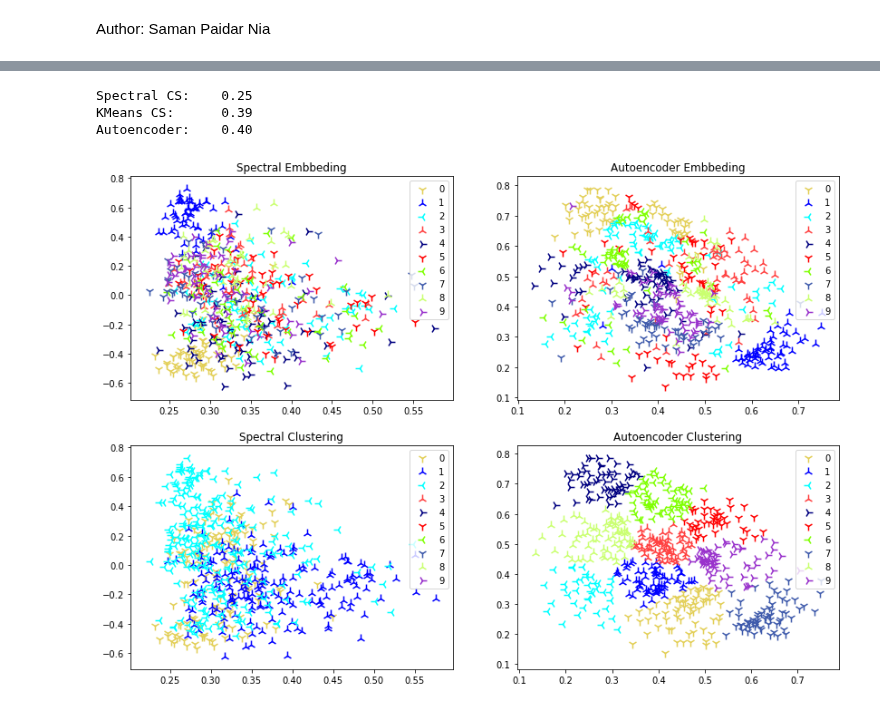
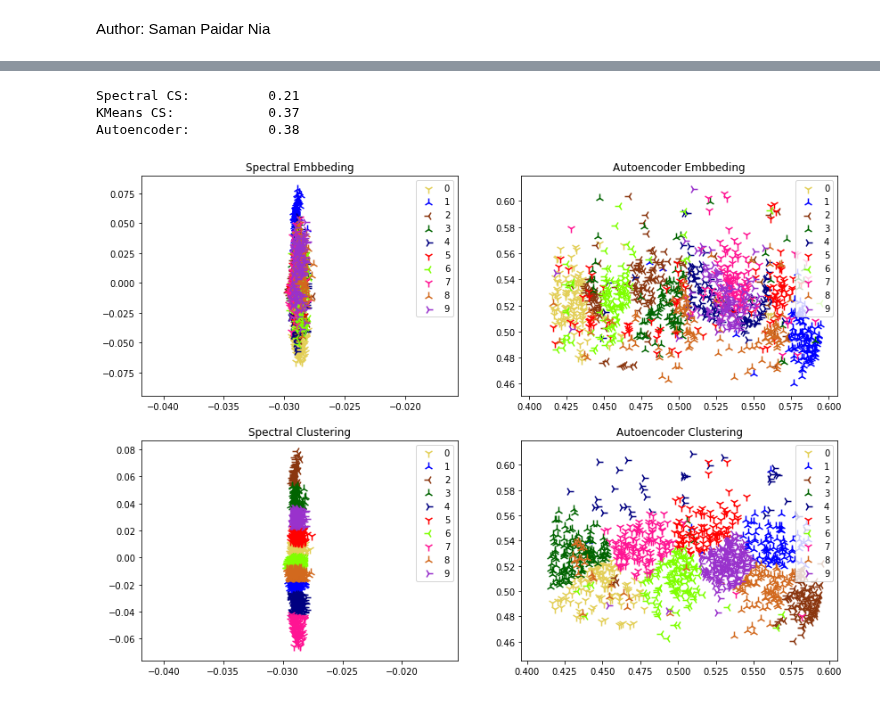
Before and after one commit to saman-nia/Deep-Neural-Networks-for-Clustering, a Jupyter notebook: MNIST/Autoencoder_vs_Spectral_on_MNIST.ipynb, the cells around one changed output, grey strips where cells are left out. Drawn from its saved outputs; the diff is of its cells as text; code cells hidden in the pictures.

```diff
--- a/MNIST/Autoencoder_vs_Spectral_on_MNIST.ipynb
+++ b/MNIST/Autoencoder_vs_Spectral_on_MNIST.ipynb
@@ -139,0 +185,6 @@ n_diplay = 100
+# %%
+def evaluate(output, x):
+    with tf.variable_scope("validation"):
+        l2 = tf.sqrt(tf.reduce_sum(tf.square(tf.subtract(output, x, name="val_diff")), 1))
+        val_loss = tf.reduce_mean(l2)
+        return val_loss
@@ -144,9 +210,10 @@ with tf.Graph().as_default():
         phase_train = tf.placeholder(tf.bool)
         code = encoder(x, int(n_code), phase_train)
         output = decoder(code, int(n_code), phase_train)
-        cost, train_summary_op = loss(output, x)
+        cost = loss(output, x)
         global_step = tf.Variable(0, name='global_step', trainable=False)
-        train_op = training(cost, learning_rate, global_step)
+        train_optimizer = training(cost, learning_rate, global_step)
+        eval_optimizer = evaluate(output, x)
         summary_op = tf.summary.merge_all()
         sess = tf.Session()
         init_op = tf.global_variables_initializer()
@@ -201,9 +274,0 @@ plt.show()
-# %%
-def spectral_clustering(X, n_cluster):
-    D_ = np.matrix(np.diag(np.sum(X,0)))
-    D_ = D_**(-1)
-    L = np.dot(np.dot(D_, X),D_)
-    eigenvectors = np.linalg.eig(L)[1]
-    X = np.real(eigenvectors[:,0:n_cluster])
-    X = normalize(X,axis=1)
-    return k_means_(X,3), X
@@ -215,49 +291,50 @@ def k_means_(X, n_cluster):
 # %%
-indx, spec_code= spectral_clustering(data_set.next_batch(1)[0], n_cluster)
-spectral_nmi = (normalized_mutual_info_score(data_set.next_batch(1)[1], indx))
-print(("Spectral CS:    {:0.2f}".format(spectral_nmi)))
+indx, spec_code= spectral_clustering(data_set_train.whole_dataset()[0], n_component, n_cluster)
+spectral_nmi = (normalized_mutual_info_score(data_set_train.whole_dataset()[1], indx))
+print(("Spectral CS:          {:0.2f}".format(spectral_nmi)))
 #--------------------------------------------------------------------------------------
-k_means_indx = k_means_(data_set.next_batch(1)[0], n_cluster)
-k_means_nmi_ = (normalized_mutual_info_score(data_set.next_batch(1)[1], k_means_indx))
-print(("KMeans CS:      {:0.2f}".format(k_means_nmi_)))
+k_means_indx = k_means_(data_set_train.whole_dataset()[0], n_cluster)
+k_means_nmi_ = (normalized_mutual_info_score(data_set_train.whole_dataset()[1], k_means_indx))
+print(("KMeans CS:            {:0.2f}".format(k_means_nmi_)))
 #--------------------------------------------------------------------------------------
-print("Autoencoder:    {:0.2f}".format(ae_nmi))
+print("Autoencoder:          {:0.2f}".format(ae_nmi))
+#--------------------------------------------------------------------------------------
 # %% [output]
-Spectral CS:    0.25
-KMeans CS:      0.39
-Autoencoder:    0.40
+Spectral CS:          0.21
+KMeans CS:            0.37
+Autoencoder:          0.38
 # %%
 warnings.filterwarnings('ignore')
-origin_label = np.array(data_set.next_batch(1)[1]).astype(int)
-colors = [('#E3CF57', '1'),('#0000FF', '2'),('#00FFFF','3'),('#FF4040', '2'),('#000080', '4'),('#FF0000','1'),
-          ('#7FFF00', '3'),('#3D59AB', '1'),('#CAFF70','2'),('#9932CC','4')]
+origin_label = np.array(data_set_train.whole_dataset()[1]).astype(int)
+colors = [('#E3CF57', '1'),('#0000FF', '2'),('#8A360F','3'),('#006400', '2'),('#000080', '4'),('#FF0000','1'),
+          ('#7FFF00', '3'),('#FF1493', '1'),('#D2691E','2'),('#9932CC','4')]
 plt.figure(figsize=(14, 10))
 for num in range(10):
     plt.subplot(2,2,1)
     plt.scatter([spec_code[:,0][i] for i in range(len(origin_label)) if origin_label[i] == num],
                 [spec_code[:,1][i] for i in range(len(origin_label)) if origin_label[i] == num],
                 99, label=str(num), color = colors[num][0], marker=colors[num][1])
     plt.title("Spectral Embbeding")
     plt.legend()
     plt.subplot(2,2,2)
     plt.scatter([ae_codes[:,0][i] for i in range(len(origin_label)) if origin_label[i] == num],
                 [ae_codes[:,1][i] for i in range(len(origin_label)) if origin_label[i] == num],
                 99, label=str(num), color = colors[num][0], marker=colors[num][1])
     plt.title("Autoencoder Embbeding")
     plt.legend()
     plt.subplot(2,2,3)
     plt.scatter([spec_code[:,0][i] for i in range(len(indx)) if indx[i] == num],
                 [spec_code[:,1][i] for i in range(len(indx)) if indx[i] == num],
                 99, label=str(num), color = colors[num][0], marker=colors[num][1])
     plt.title("Spectral Clustering")
     plt.legend()
 
     plt.subplot(2,2,4)
     plt.scatter([ae_codes[:,0][i] for i in range(len(idx)) if idx[i] == num],
                 [ae_codes[:,1][i] for i in range(len(idx)) if idx[i] == num],
                 99, label=str(num), color = colors[num][0], marker=colors[num][1])
     plt.title("Autoencoder Clustering")
     plt.legend()
 plt.show()
 # %% [output]
-[figure, old version]
+[figure, new version]
```
Also changed, not shown: parts of 19 cells of this notebook.
